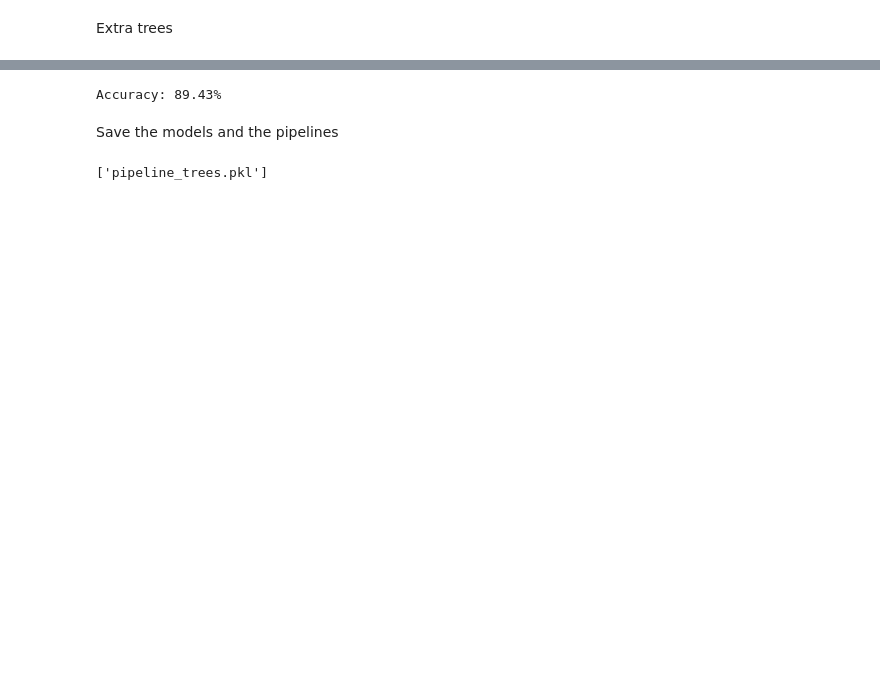
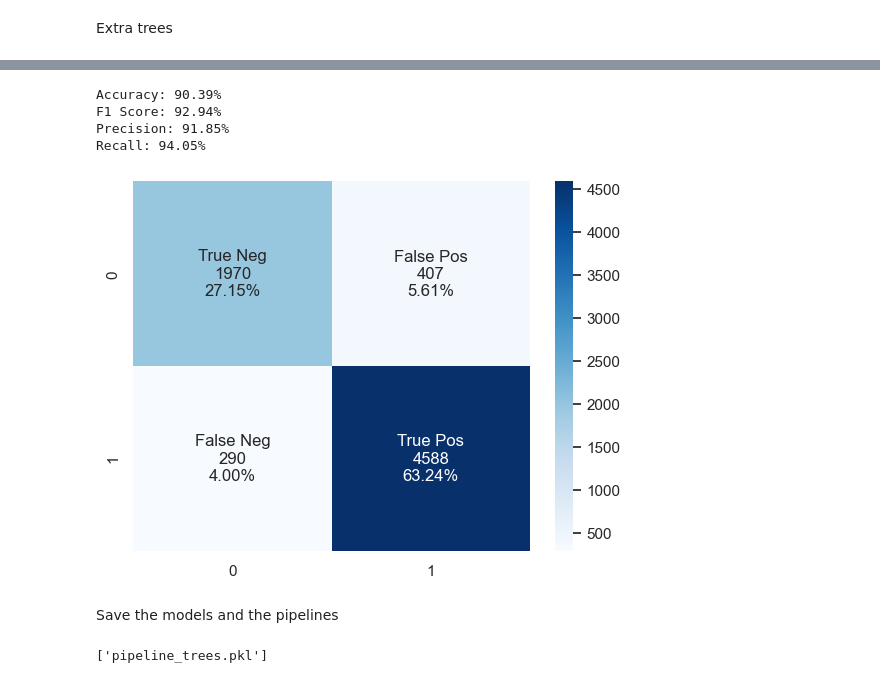
Before and after one commit to AlexV11/hotel_bookings, a Jupyter notebook: hotel_booking.ipynb, the cells around one changed output, grey strips where cells are left out. Cells and saved outputs as stored; diff of their text form; code cells hidden in the pictures; blank space fills up the shorter version.

```diff
--- a/hotel_booking.ipynb
+++ b/hotel_booking.ipynb
@@ -445,9 +457,9 @@ RandomForestClassifier(max_depth=40, n_estimators=60)
 Extra trees
 # %%
 param_distribs_et = {
-    'max_depth': [None, 10, 20, 30, 40],
-    'max_features': ['auto', 'sqrt', 'log2'],
-    'n_estimators': [10, 50, 60, 100]
+    'max_depth': [None, 10, 20, 30, 40, 50],
+    'max_features': ['sqrt', 'log2', None],
+    'n_estimators': [10, 50, 60, 70, 80, 100]
 }
 
 et_clf = ExtraTreesClassifier()
@@ -546,8 +580,11 @@ final_rmse_et
-# %%
-accuracy = accuracy_score(y_test, final_predictions_et)
-print("Accuracy: %.2f%%" % (accuracy * 100.0))
-# %% [output]
-Accuracy: 89.43%
+# %%
+print_metrics(y_test, final_predictions_et)
+# %% [output]
+Accuracy: 90.39%
+F1 Score: 92.94%
+Precision: 91.85%
+Recall: 94.05%
+[figure, added]
 # %% [markdown]
 Save the models and the pipelines
 # %%
```
Also changed, not shown: parts of 19 cells of this notebook, 5 other files.
